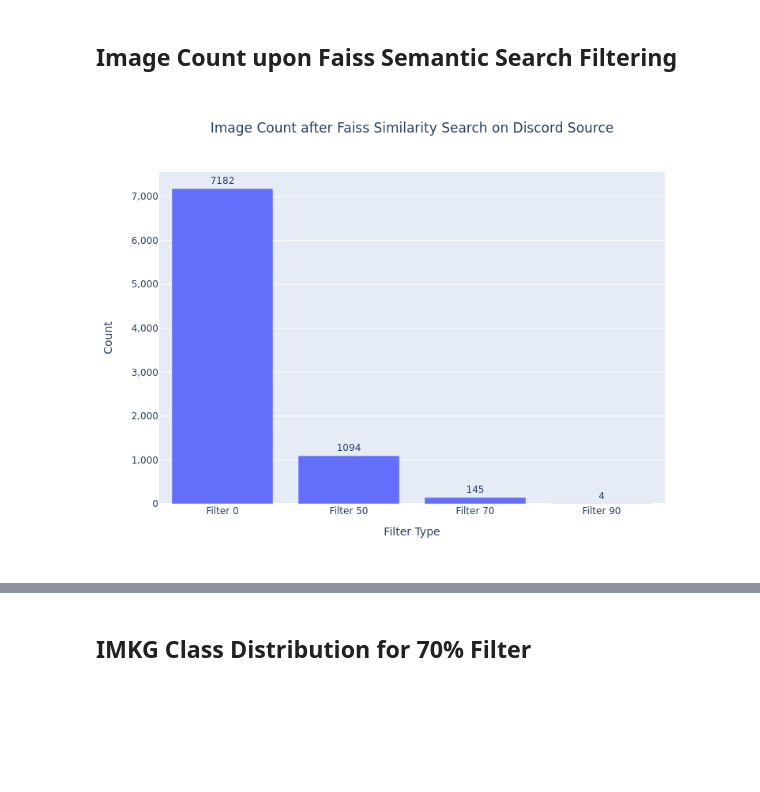
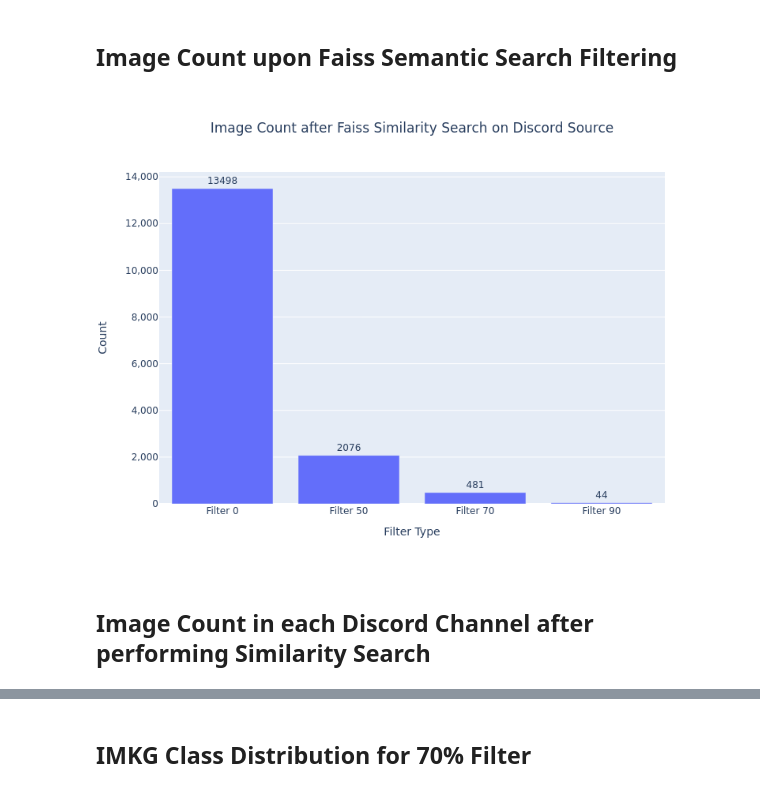
Before and after one commit to usc-isi-i2/social-media-meme-identification, a Jupyter notebook: analysis/data_analysis.ipynb, the cells around one changed output, grey strips where cells are left out. Saved outputs shown, nothing was run; the diff lists cells and outputs as text; code cells hidden in the pictures; blank space fills up the shorter version.

Commit message:
discord - 15 channels

```diff
--- a/analysis/data_analysis.ipynb
+++ b/analysis/data_analysis.ipynb
@@ -323,10 +323,12 @@ basic_bar_plotly(x[:10], y[:10], "IMKG Class", "Count", "Image Count by IMKG Cla
 # %%
 x = ["Filter 0", "Filter 50", "Filter 70", "Filter 90"]
 df50 = pd.read_csv('../out/discord_filtered_df_50.csv')
 df70 = pd.read_csv('../out/discord_filtered_df_70.csv')
 df90 = pd.read_csv('../out/discord_filtered_df_90.csv')
-y = [7182, len(df50), len(df70), len(df90)]
+y = [13498, len(df50), len(df70), len(df90)]
 basic_bar_plotly(x, y, "Filter Type", "Count", \
     "Image Count after Faiss Similarity Search on Discord Source", 0, "#636EFA", 800, 600)
 # %% [output]
-[figure, old version]
+[figure, new version]
+# %% [markdown]
+## Image Count in each Discord Channel after performing Similarity Search
```
Also changed, not shown: parts of 8 cells of this notebook, 4 other files.
